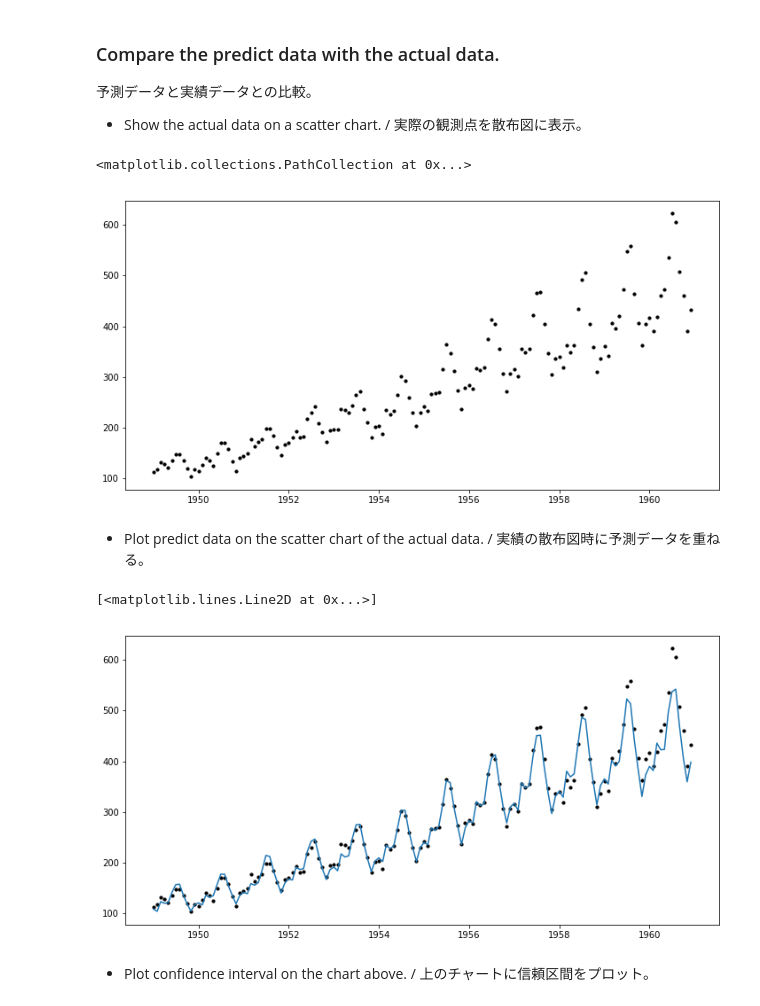
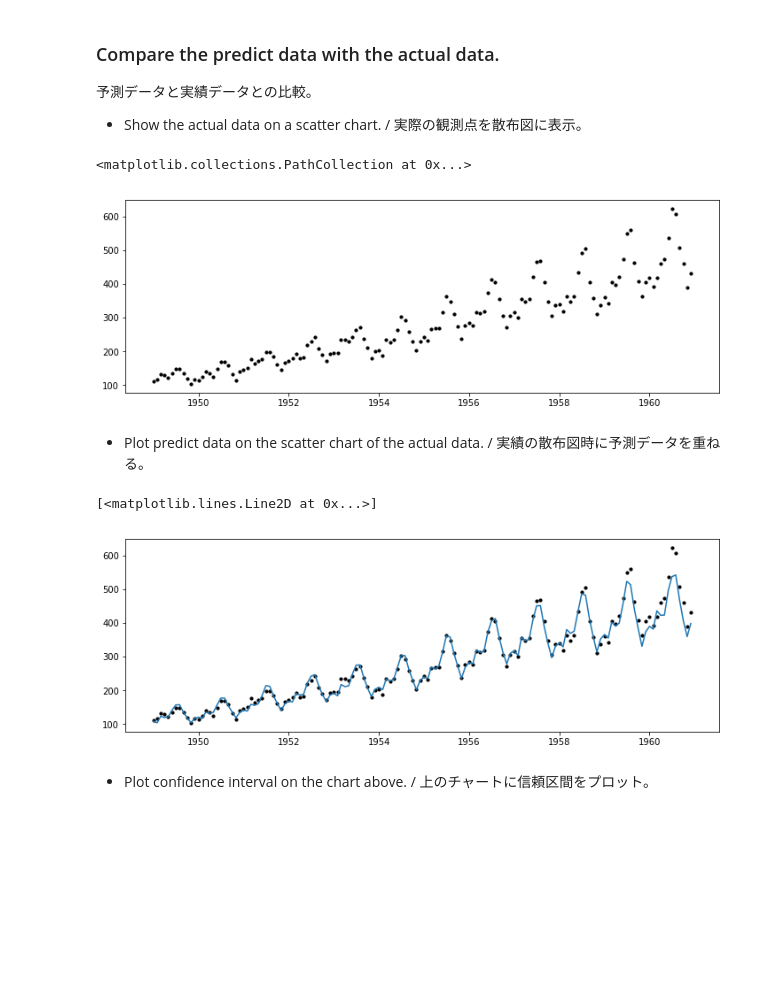
Before and after one commit to okagen/study, a Jupyter notebook: studyGoogleColaboratory.ipynb, the cells around one changed output. Drawn from its saved outputs; the diff is of its cells as text; code cells hidden in the pictures; blank space fills up the shorter version.

```diff
--- a/studyGoogleColaboratory.ipynb
+++ b/studyGoogleColaboratory.ipynb
@@ -204,20 +218,20 @@ fig = m.plot_components(forecast)
 予測データと実績データとの比較。
   - Show the actual data on a scatter chart. / 実際の観測点を散布図に表示。
 # %%
-plt.figure(figsize=(12,6))
+plt.figure(figsize=(12,4))
 plt.scatter(df.index, df["#Passengers"], color = "black", s = 10)
 # %% [output]
 <matplotlib.collections.PathCollection at 0x...>
-[figure, old version]
+[figure, new version]
 # %% [markdown]
   - Plot predict data on the scatter chart of the actual data. / 実績の散布図時に予測データを重ねる。
 # %%
-plt.figure(figsize=(12,6))
+plt.figure(figsize=(12,4))
 plt.scatter(df.index, df["#Passengers"], color = "black", s = 10)
 plt.plot(forecast["ds"][:144], forecast["yhat"][:144])
 # %% [output]
 [<matplotlib.lines.Line2D at 0x...>]
-[figure, old version]
+[figure, new version]
 # %% [markdown]
   - Plot confidence interval on the chart above. / 上のチャートに信頼区間をプロット。
 # %%
```
Also changed, not shown: parts of 5 cells of this notebook.
